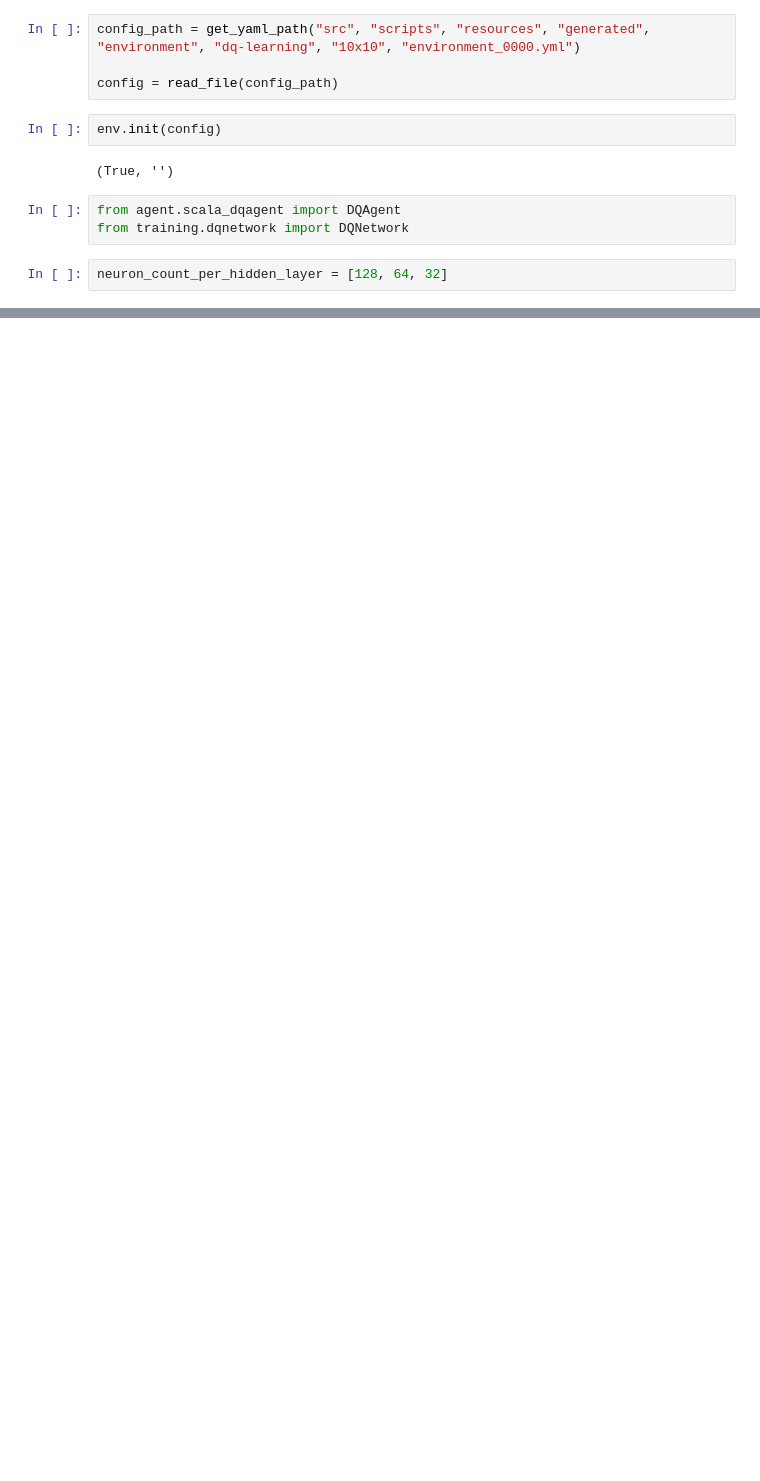
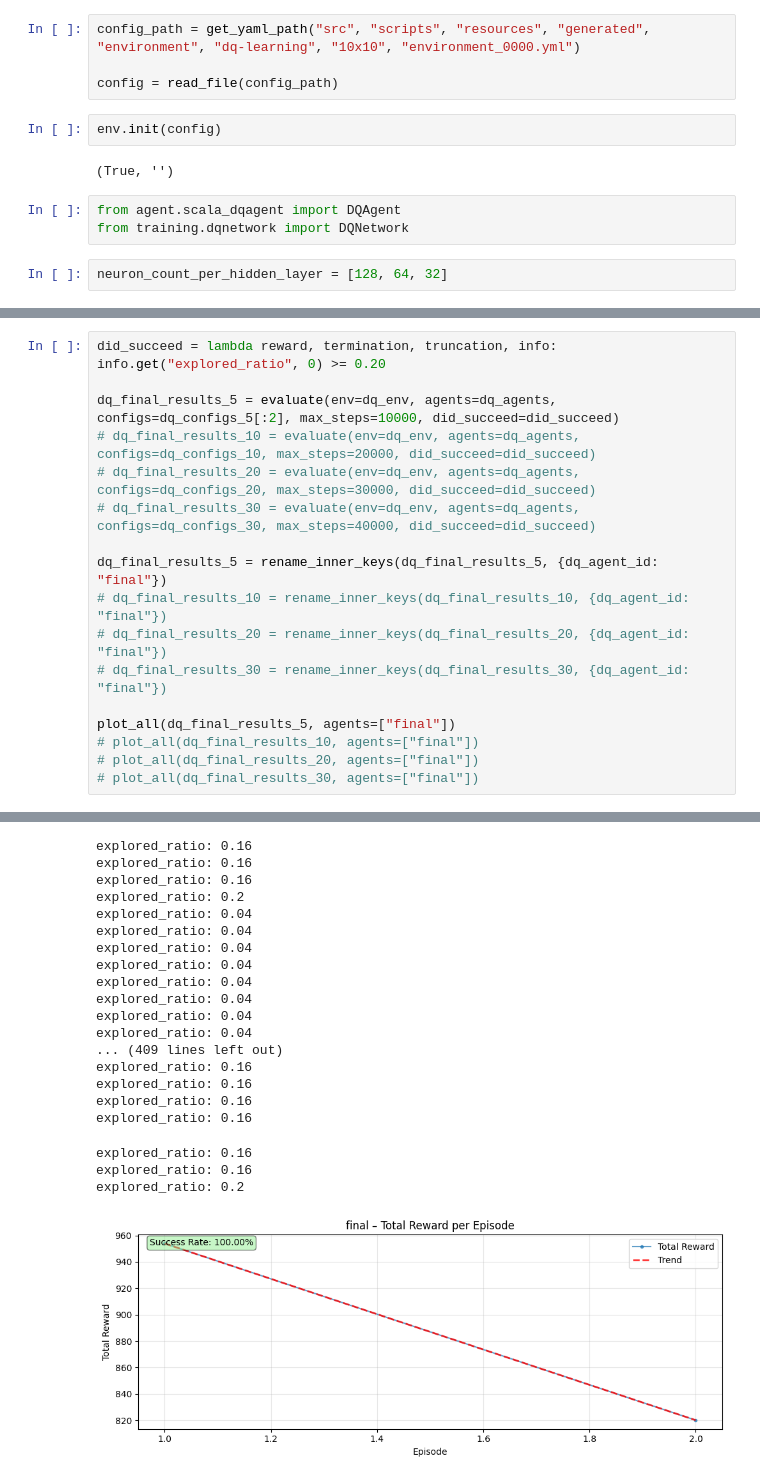
Before and after one commit to Scala-Robotics-Simulator/PPS-22-srs, a Jupyter notebook: python/src/notebooks/deep-q-learning/exploration.ipynb, the cells around one changed output, grey strips where cells are left out. Drawn from its saved outputs; the diff is of its cells as text; blank space fills up the shorter version.

```diff
--- a/python/src/notebooks/deep-q-learning/exploration.ipynb
+++ b/python/src/notebooks/deep-q-learning/exploration.ipynb
@@ -102,0 +169,18 @@ visited_positions: [0.0, 0.0, 0.0, 0.0, -1.0, 0.0, 0.0, 0.0, 0.0, -1.0, 0.874531
+# %%
+did_succeed = lambda reward, termination, truncation, info: info.get("explored_ratio", 0) >= 0.20
+
+dq_final_results_5 = evaluate(env=dq_env, agents=dq_agents, configs=dq_configs_5[:2], max_steps=10000, did_succeed=did_succeed)
+# dq_final_results_10 = evaluate(env=dq_env, agents=dq_agents, configs=dq_configs_10, max_steps=20000, did_succeed=did_succeed)
+# dq_final_results_20 = evaluate(env=dq_env, agents=dq_agents, configs=dq_configs_20, max_steps=30000, did_succeed=did_succeed)
+# dq_final_results_30 = evaluate(env=dq_env, agents=dq_agents, configs=dq_configs_30, max_steps=40000, did_succeed=did_succeed)
+
+dq_final_results_5 = rename_inner_keys(dq_final_results_5, {dq_agent_id: "final"})
+# dq_final_results_10 = rename_inner_keys(dq_final_results_10, {dq_agent_id: "final"})
+# dq_final_results_20 = rename_inner_keys(dq_final_results_20, {dq_agent_id: "final"})
+# dq_final_results_30 = rename_inner_keys(dq_final_results_30, {dq_agent_id: "final"})
+
+plot_all(dq_final_results_5, agents=["final"])
+# plot_all(dq_final_results_10, agents=["final"])
+# plot_all(dq_final_results_20, agents=["final"])
+# plot_all(dq_final_results_30, agents=["final"])
+# %% [output]
@@ -102,0 +204,21 @@ visited_positions: [0.0, 0.0, 0.0, 0.0, -1.0, 0.0, 0.0, 0.0, 0.0, -1.0, 0.874531
+explored_ratio: 0.16
+explored_ratio: 0.16
+explored_ratio: 0.16
+explored_ratio: 0.2
+explored_ratio: 0.04
+explored_ratio: 0.04
+explored_ratio: 0.04
+explored_ratio: 0.04
+explored_ratio: 0.04
+explored_ratio: 0.04
+explored_ratio: 0.04
+explored_ratio: 0.04
+... (409 lines left out)
+explored_ratio: 0.16
+explored_ratio: 0.16
+explored_ratio: 0.16
+explored_ratio: 0.16
+explored_ratio: 0.16
+explored_ratio: 0.16
+explored_ratio: 0.2
+[figure, added]
```
Also changed, not shown: parts of 9 cells of this notebook, 2 other files.
